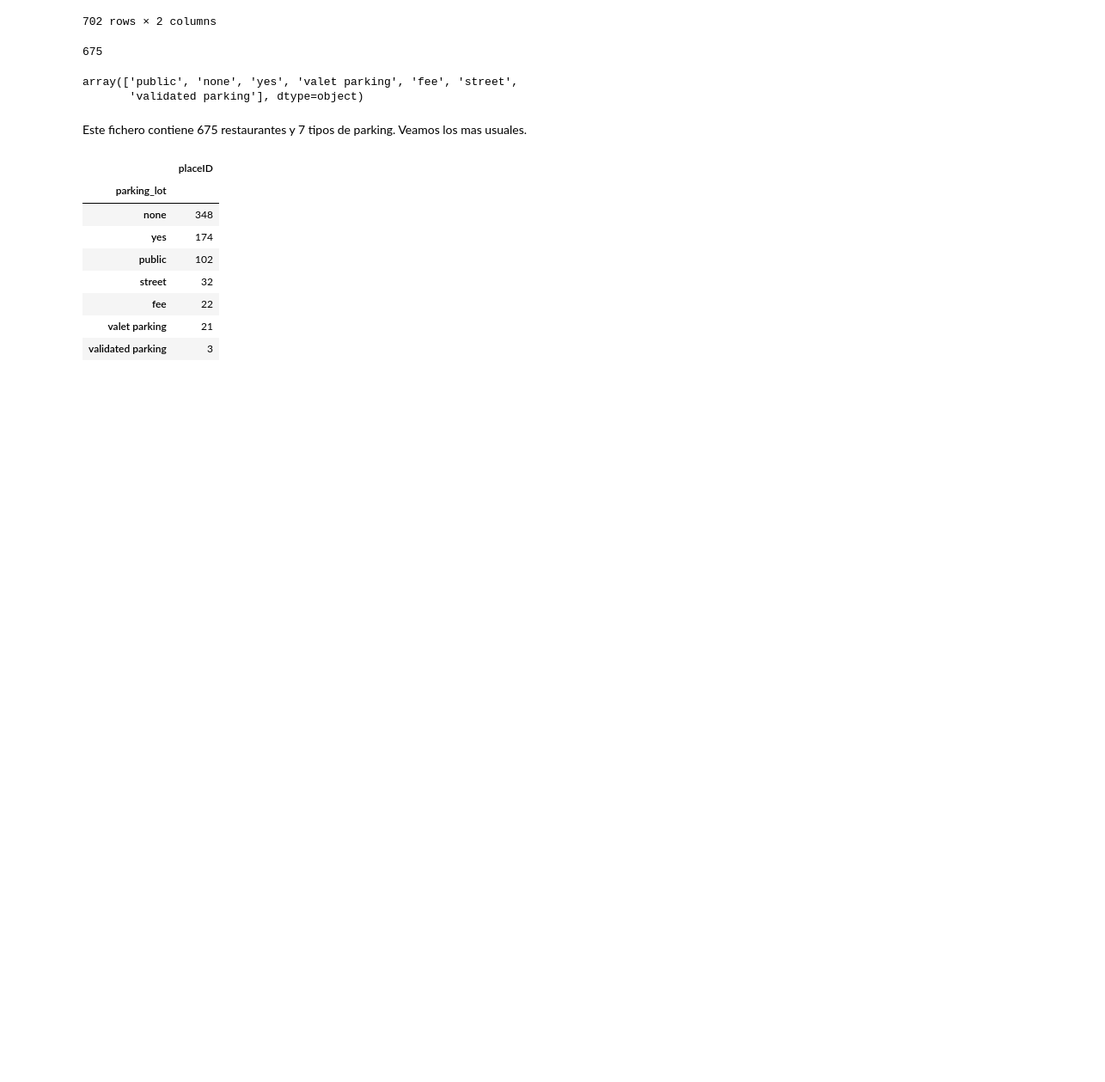
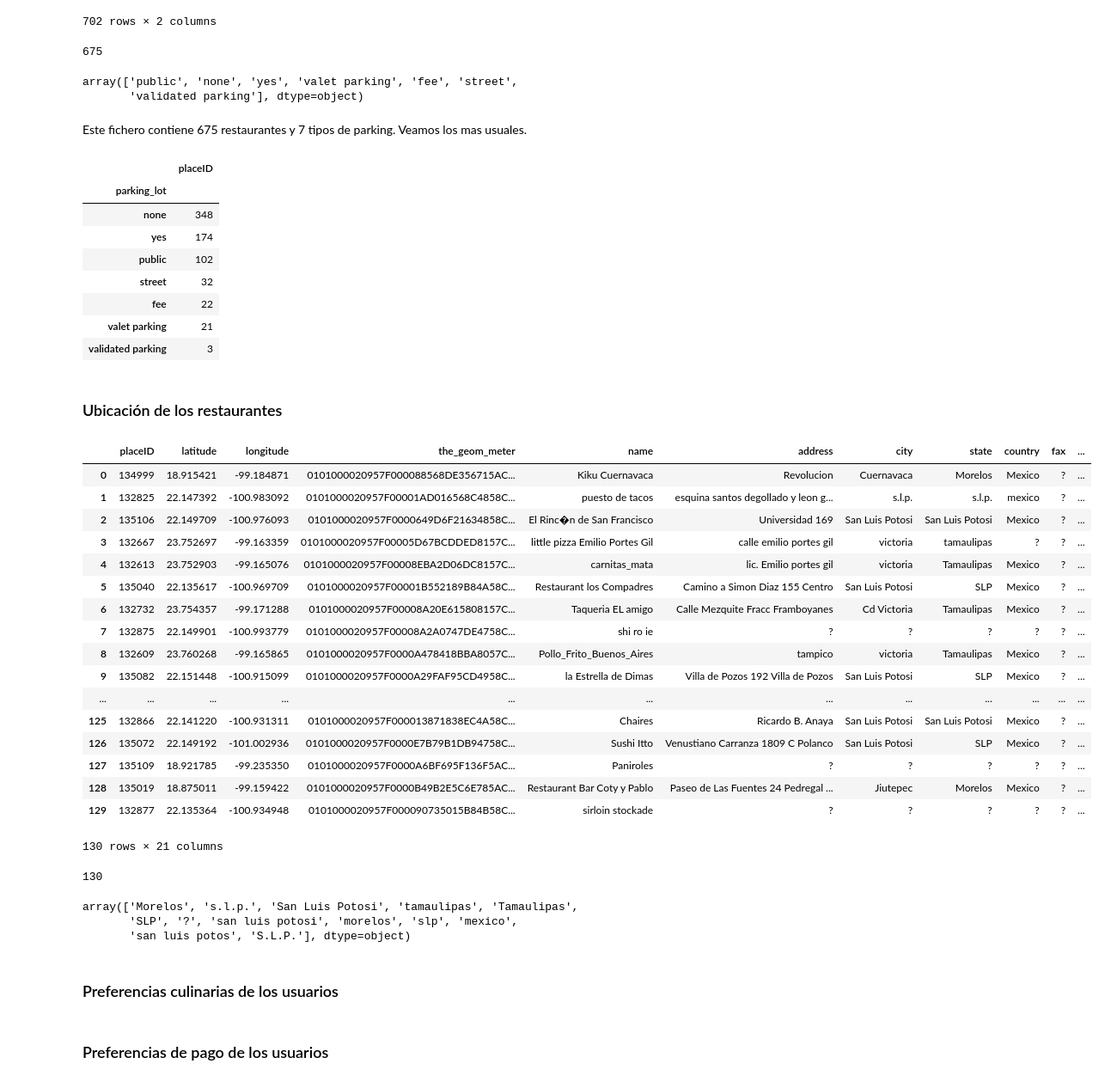
Before and after one commit to jorgeserranodelcerro/TFM_recommender_system, a Jupyter notebook: TFM.ipynb, the cells around one changed output. Shown: that part at 86% size. Cells and saved outputs as stored; diff of their text form; code cells hidden in the pictures; blank space fills up the shorter version.

```diff
--- a/TFM.ipynb
+++ b/TFM.ipynb
@@ -198,3 +220,38 @@ rParking.groupby("parking_lot").count().sort_values(by = "placeID", ascending=Fa
 | fee | 22 |
 | valet parking | 21 |
 | validated parking | 3 |
+# %% [markdown]
+<a id='Ubicacion'></a>
+### Ubicación de  los restaurantes
+# %%
+geoplaces2=pd.read_csv('Data/geoplaces2.csv',sep =",")
+geoplaces2
+# %% [output]
+|  | placeID | latitude | longitude | the_geom_meter | name | address | city | state | country | fax | ... |
+| 0 | 134999 | 18.915421 | -99.184871 | 0101000020957F000088568DE356715AC... | Kiku Cuernavaca | Revolucion | Cuernavaca | Morelos | Mexico | ? | ... |
+| 1 | 132825 | 22.147392 | -100.983092 | 0101000020957F00001AD016568C4858C... | puesto de tacos | esquina santos degollado y leon g... | s.l.p. | s.l.p. | mexico | ? | ... |
+| 2 | 135106 | 22.149709 | -100.976093 | 0101000020957F0000649D6F21634858C... | El Rinc�n de San Francisco | Universidad 169 | San Luis Potosi | San Luis Potosi | Mexico | ? | ... |
+| 3 | 132667 | 23.752697 | -99.163359 | 0101000020957F00005D67BCDDED8157C... | little pizza Emilio Portes Gil | calle emilio portes gil | victoria | tamaulipas | ? | ? | ... |
+| 4 | 132613 | 23.752903 | -99.165076 | 0101000020957F00008EBA2D06DC8157C... | carnitas_mata | lic. Emilio portes gil | victoria | Tamaulipas | Mexico | ? | ... |
+| 5 | 135040 | 22.135617 | -100.969709 | 0101000020957F00001B552189B84A58C... | Restaurant los Compadres | Camino a Simon Diaz 155 Centro | San Luis Potosi | SLP | Mexico | ? | ... |
+| 6 | 132732 | 23.754357 | -99.171288 | 0101000020957F00008A20E615808157C... | Taqueria EL amigo | Calle Mezquite Fracc Framboyanes | Cd Victoria | Tamaulipas | Mexico | ? | ... |
+| 7 | 132875 | 22.149901 | -100.993779 | 0101000020957F00008A2A0747DE4758C... | shi ro ie | ? | ? | ? | ? | ? | ... |
+| 8 | 132609 | 23.760268 | -99.165865 | 0101000020957F0000A478418BBA8057C... | Pollo_Frito_Buenos_Aires | tampico | victoria | Tamaulipas | Mexico | ? | ... |
+| 9 | 135082 | 22.151448 | -100.915099 | 0101000020957F0000A29FAF95CD4958C... | la Estrella de Dimas | Villa de Pozos 192 Villa de Pozos | San Luis Potosi | SLP | Mexico | ? | ... |
+| ... | ... | ... | ... | ... | ... | ... | ... | ... | ... | ... | ... |
+| 125 | 132866 | 22.141220 | -100.931311 | 0101000020957F000013871838EC4A58C... | Chaires | Ricardo B. Anaya | San Luis Potosi | San Luis Potosi | Mexico | ? | ... |
+| 126 | 135072 | 22.149192 | -101.002936 | 0101000020957F0000E7B79B1DB94758C... | Sushi Itto | Venustiano Carranza 1809 C Polanco | San Luis Potosi | SLP | Mexico | ? | ... |
+| 127 | 135109 | 18.921785 | -99.235350 | 0101000020957F0000A6BF695F136F5AC... | Paniroles | ? | ? | ? | ? | ? | ... |
+| 128 | 135019 | 18.875011 | -99.159422 | 0101000020957F0000B49B2E5C6E785AC... | Restaurant Bar Coty y Pablo | Paseo de Las Fuentes 24 Pedregal ... | Jiutepec | Morelos | Mexico | ? | ... |
+| 129 | 132877 | 22.135364 | -100.934948 | 0101000020957F000090735015B84B58C... | sirloin stockade | ? | ? | ? | ? | ? | ... |
+130 rows × 21 columns
+# %%
+len(geoplaces2["placeID"].unique())
+# %% [output]
+130
+# %%
+geoplaces2["state"].unique()
+# %% [output]
+array(['Morelos', 's.l.p.', 'San Luis Potosi', 'tamaulipas', 'Tamaulipas',
+       'SLP', '?', 'san luis potosi', 'morelos', 'slp', 'mexico',
+       'san luis potos', 'S.L.P.'], dtype=object)
@@ -200,0 +260,6 @@ rParking.groupby("parking_lot").count().sort_values(by = "placeID", ascending=Fa
+# %% [markdown]
+<a id='uTipoComida'></a>
+### Preferencias culinarias de los usuarios
+# %% [markdown]
+<a id='uTipoPago'></a>
+### Preferencias de pago de los usuarios
```
Also changed, not shown: parts of 12 cells of this notebook.
